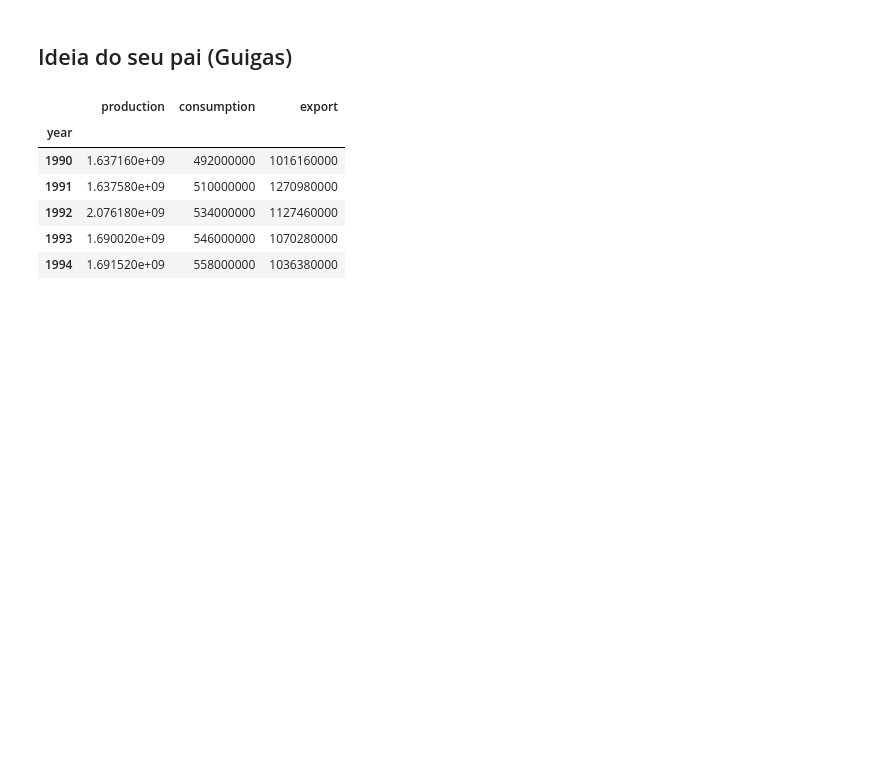
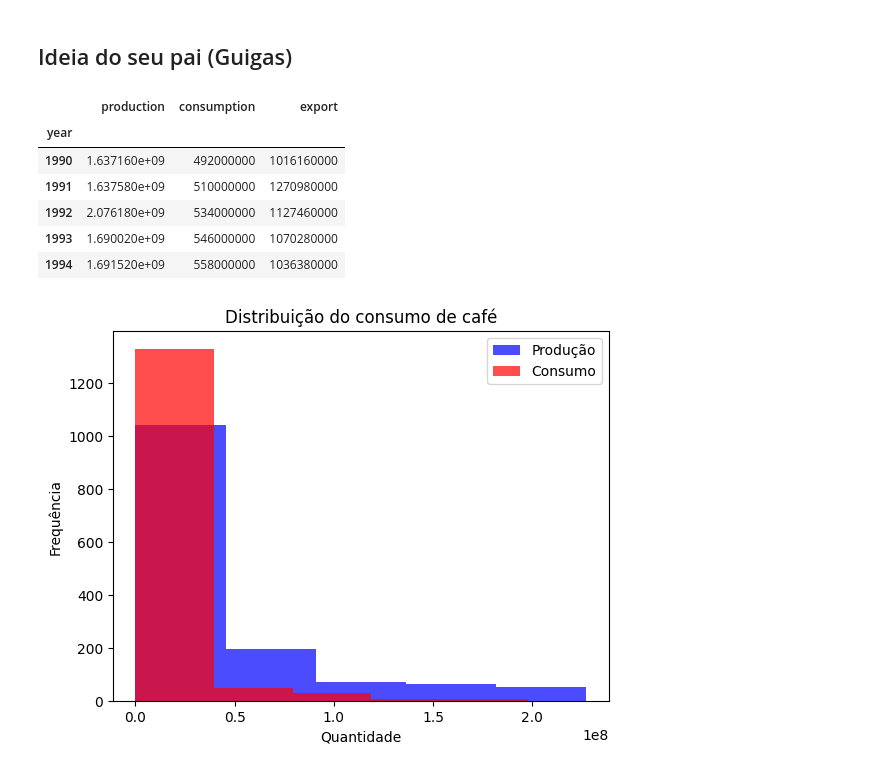
Before and after one commit to fea-dev-usp/Dia-Nacional-do-Cafe, a Jupyter notebook: coffee/app.ipynb, the cells around one changed output. Drawn from its saved outputs; the diff is of its cells as text; code cells hidden in the pictures; blank space fills up the shorter version.

```diff
--- a/coffee/app.ipynb
+++ b/coffee/app.ipynb
@@ -203,3 +203,23 @@ fig = go.Figure(data=[producao, consumo], layout=layout)
 
 fig.update_layout(title="Produção X Consumo", title_x=0.5, xaxis_title="Ano", showlegend=False, template='plotly_dark')
 fig.show()
+# %%
+from scipy.stats import iqr
+
+dom_production.describe()
+iqr_val = iqr(dom_production['production'])
+quantile_75 = dom_production['production'].quantile(0.75)
+quantile_25 = dom_production['production'].quantile(0.25)
+df = dom_production[(dom_production['production'] < quantile_75 + 1.5 * iqr_val) & (dom_production['production'] > quantile_25 - 1.5 * iqr_val)]
+# %%
+fig, ax = plt.subplots()
+ax.hist(x=df['production'], bins=5, alpha=0.7, color='blue', label='Produção')
+ax.hist(x=df['consumption'], bins=5, alpha=0.7, color='red', label='Consumo')
+plt.title('Distribuição do consumo de café')
+plt.xlabel('Quantidade')
+plt.ylabel('Frequência')
+plt.legend()
+
+plt.show()
+# %% [output]
+[figure, added]
```
Also changed, not shown: parts of 1 cell of this notebook.
